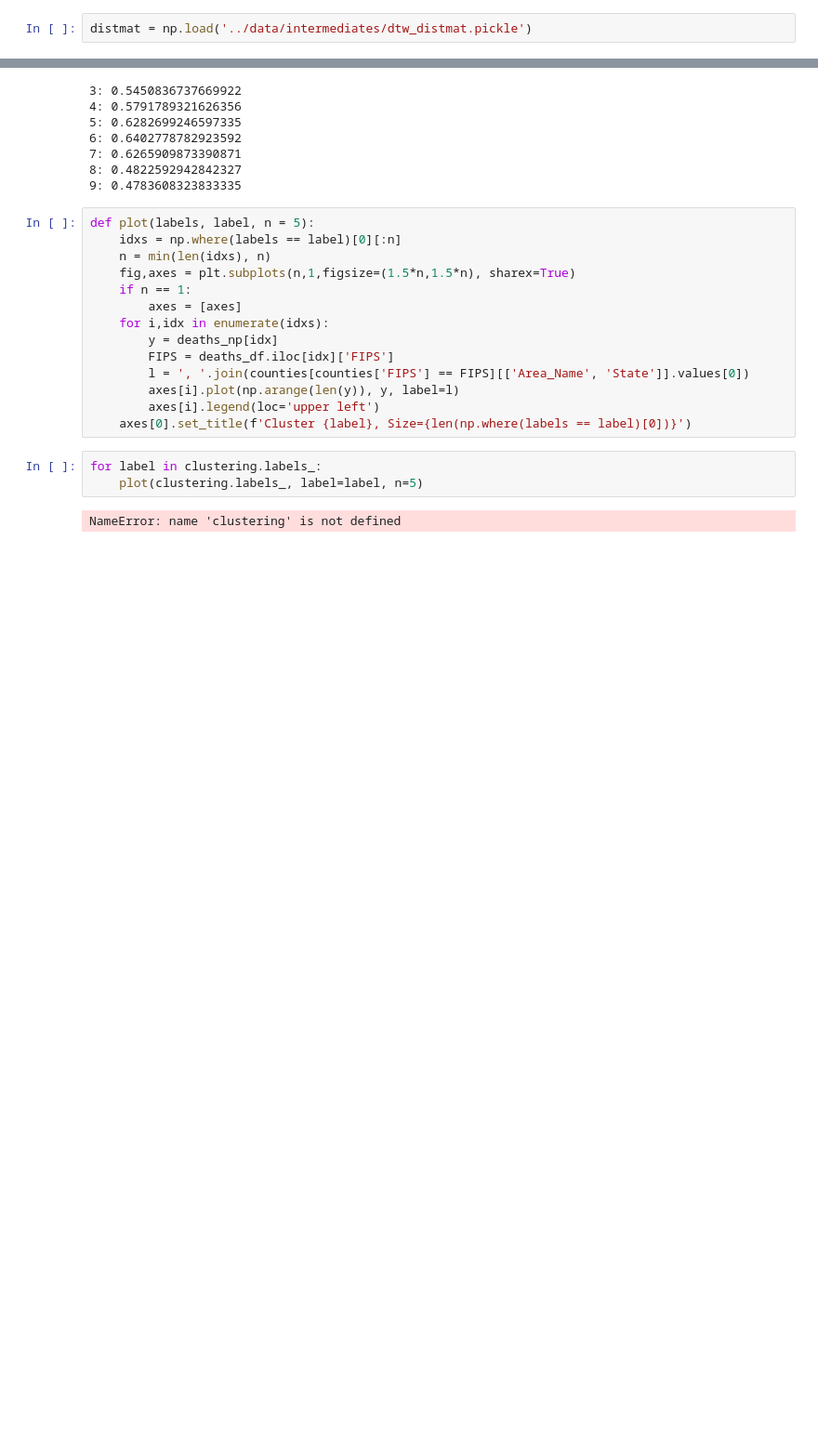
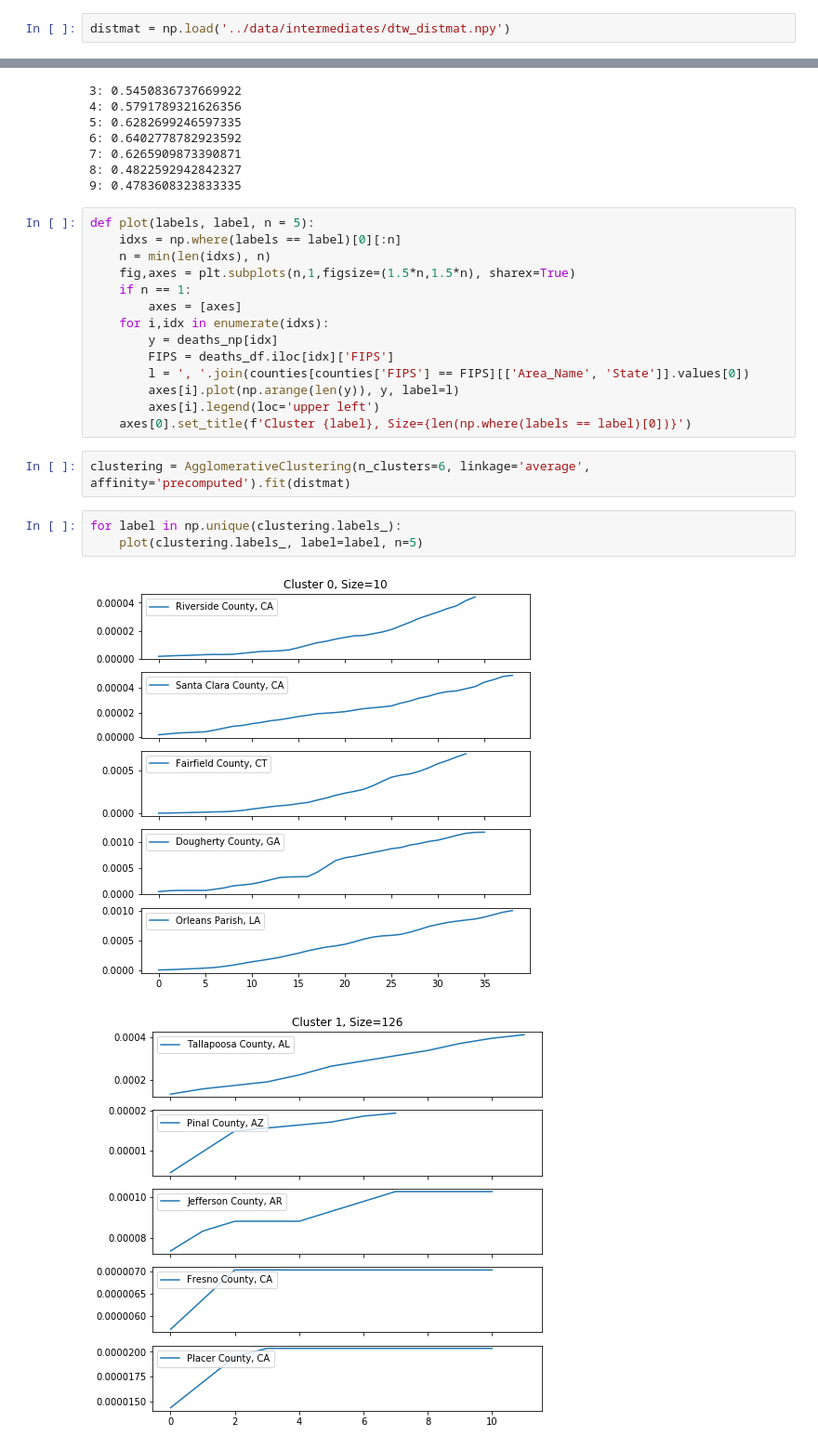
Before and after one commit to jhu-covid-optimization/covid-drivers, a Jupyter notebook: notebooks/07-rp-cluster_dtw.ipynb, the cells around one changed output, grey strips where cells are left out. Shown at 93% size. Drawn from its saved outputs; the diff is of its cells as text; blank space fills up the shorter version.

Commit message:
dtw plots

```diff
--- a/notebooks/07-rp-cluster_dtw.ipynb
+++ b/notebooks/07-rp-cluster_dtw.ipynb
@@ -109,2 +109,2 @@ np.save('../data/intermediates/dtw_distmat.pickle', distmat)
 # %%
-distmat = np.load('../data/intermediates/dtw_distmat.pickle')
+distmat = np.load('../data/intermediates/dtw_distmat.npy')
@@ -139,8 +137,11 @@ def plot(labels, label, n = 5):
         axes[i].plot(np.arange(len(y)), y, label=l)
         axes[i].legend(loc='upper left')
     axes[0].set_title(f'Cluster {label}, Size={len(np.where(labels == label)[0])}')
+# %%
+clustering = AgglomerativeClustering(n_clusters=6, linkage='average', affinity='precomputed').fit(distmat)
 # %%
-for label in clustering.labels_:
+for label in np.unique(clustering.labels_):
     plot(clustering.labels_, label=label, n=5)
 # %% [output]
-NameError: name 'clustering' is not defined
+[figure, added]
+[figure, added]
```
Also changed, not shown: parts of 3 cells of this notebook.
